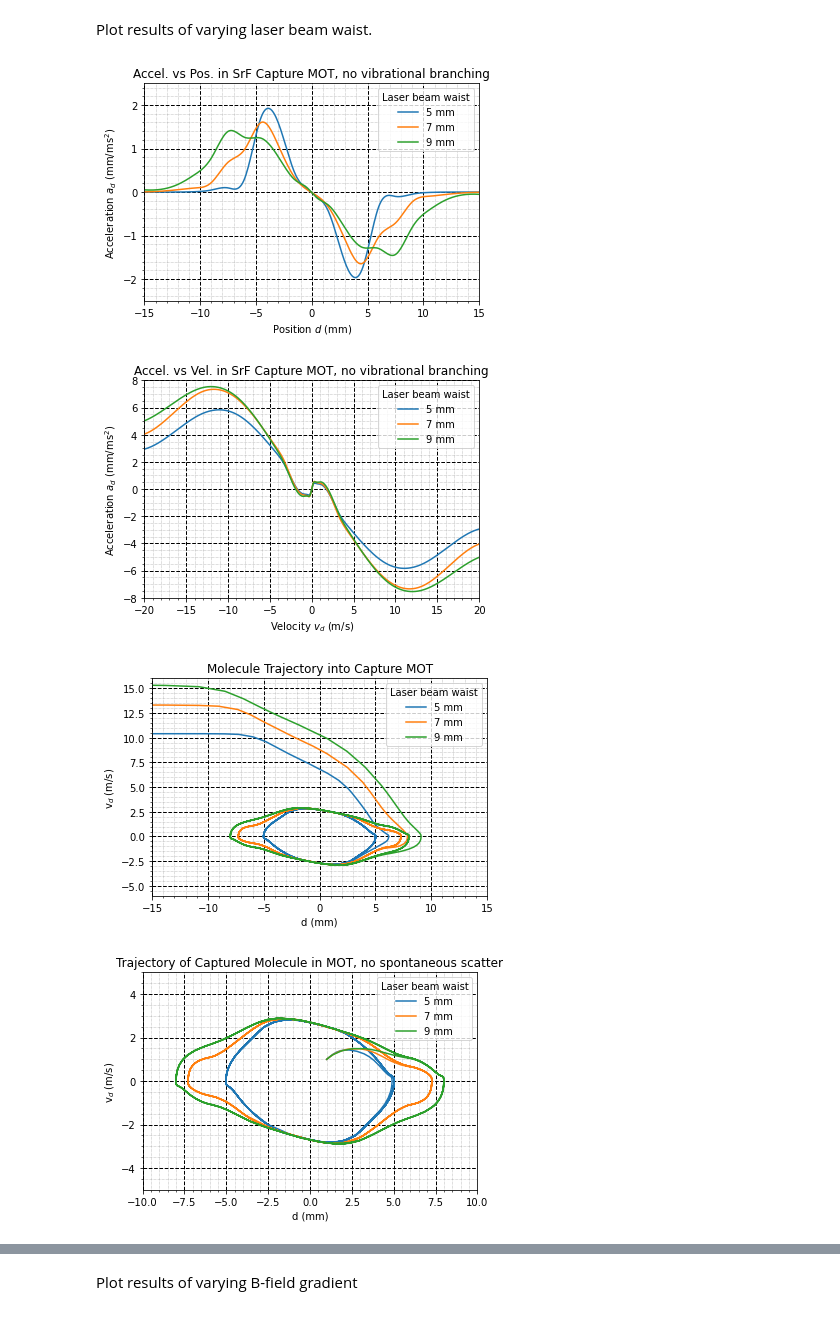
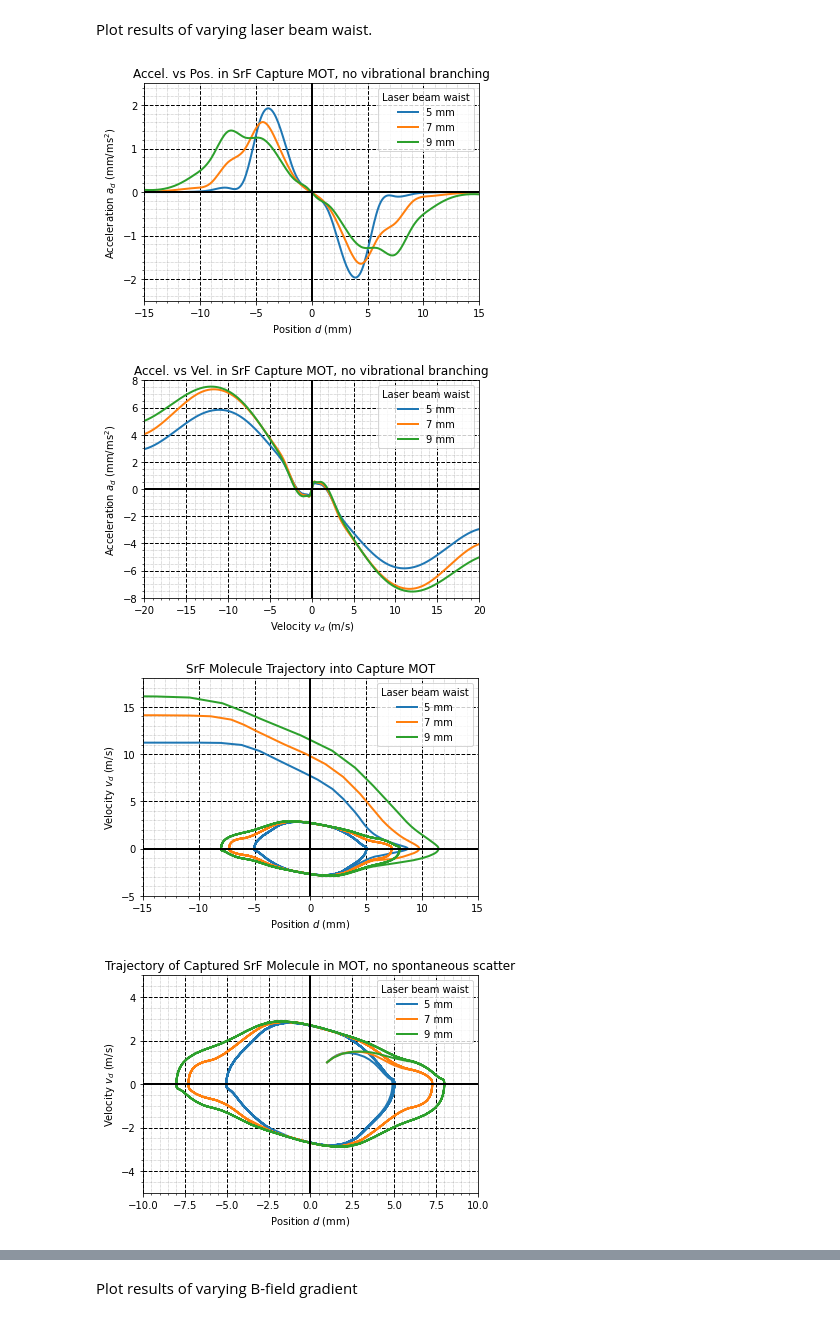
Before and after one commit to geoffrey-zheng/Molecular-MOT-Simulator, a Jupyter notebook: MoleculeMOTTrials/AnalyzeMoleculeMOTPlots.ipynb, the cells around one changed output, grey strips where cells are left out. Drawn from its saved outputs; the diff is of its cells as text; code cells hidden in the pictures.

```diff
--- a/MoleculeMOTTrials/AnalyzeMoleculeMOTPlots.ipynb
+++ b/MoleculeMOTTrials/AnalyzeMoleculeMOTPlots.ipynb
@@ -16,83 +16,125 @@ for i in range(len(timestamps)):
     df = pd.read_csv("AccelVsPos" + timestamps[i] + ".csv", header=None)
     pos = df.iloc[:, 0].to_numpy()
     accel = df.iloc[:, 1].to_numpy()
-    plt.plot(pos, accel, label=waists[i])
+    plt.plot(pos, accel, label=waists[i], linewidth=2.0)
 
 plt.xlabel('Position $d$ (mm)')
 plt.ylabel('Acceleration $a_d$ (mm/ms$^2$)')
 plt.xlim(-15.0, 15.0)
 plt.ylim(-2.5, 2.5)
+
+ax = plt.gca()  # Get the current Axes instance
+# Add additional spines in the middle
+ax.spines['middle_x'] = plt.Line2D((0.5, 0.5), (0, 1), transform=ax.transAxes, color='black', linewidth=2)
+ax.spines['middle_y'] = plt.Line2D((0, 1), (0.5, 0.5), transform=ax.transAxes, color='black', linewidth=2)
+
+# Add the new spines to the axes
+ax.add_line(ax.spines['middle_x'])
+ax.add_line(ax.spines['middle_y'])
+
 plt.grid(linestyle = '--', which = 'major', linewidth = 1, color='black')
 plt.grid(linestyle = ':', which = 'minor', linewidth = 0.5, color = 'gray')
 plt.minorticks_on()
-#plt.savefig('./VaryBeamWaist/AccelVsPos.png')
 plt.title('Accel. vs Pos. in SrF Capture MOT, no vibrational branching')
 plt.legend(title='Laser beam waist')
+#plt.savefig('./VaryBeamWaist/AccelVsPos.png')
 plt.show()
+
 
 #acceleration vs velocity
 for i in range(len(timestamps)):
     df = pd.read_csv("AccelVsVel" + timestamps[i] + ".csv", header=None)
     vel = df.iloc[:, 0].to_numpy()
     accel = df.iloc[:, 1].to_numpy()
-    plt.plot(vel, accel, label=waists[i])
+    plt.plot(vel, accel, label=waists[i], linewidth=2.0)
 
 plt.xlabel('Velocity $v_d$ (m/s)')
 plt.ylabel('Acceleration $a_d$ (mm/ms$^2$)')
 plt.xlim(-20.0, 20.0)
 plt.ylim(-8.0, 8.0)
+
+ax = plt.gca()  # Get the current Axes instance
+# Add additional spines in the middle
+ax.spines['middle_x'] = plt.Line2D((0.5, 0.5), (0, 1), transform=ax.transAxes, color='black', linewidth=2)
+ax.spines['middle_y'] = plt.Line2D((0, 1), (0.5, 0.5), transform=ax.transAxes, color='black', linewidth=2)
+
+# Add the new spines to the axes
+ax.add_line(ax.spines['middle_x'])
+ax.add_line(ax.spines['middle_y'])
+
 plt.title('Accel. vs Vel. in SrF Capture MOT, no vibrational branching')
 plt.grid(linestyle = '--', which = 'major', linewidth = 1, color='black')
 plt.grid(linestyle = ':', which = 'minor', linewidth = 0.5, color = 'gray')
 plt.minorticks_on()
+plt.legend(title='Laser beam waist')
 #plt.savefig('./VaryBeamWaist/AccelVsVel.png')
-plt.legend(title='Laser beam waist')
 plt.show()
 
 
 #MOT capture trajectory
 for i in range(len(timestamps)):
     df = pd.read_csv("CaptureVelocityTrajectory" + timestamps[i] + ".csv", header=None)
     pos = df.iloc[:, 0].to_numpy()
     vel = df.iloc[:, 1].to_numpy()
-    plt.plot(pos, vel, label=waists[i])
+    plt.plot(pos, vel, label=waists[i], linewidth=2.0)
 
-plt.xlabel('d (mm)')
-plt.ylabel('v$_d$ (m/s)')
+plt.xlabel('Position $d$ (mm)')
+plt.ylabel('Velocity $v_d$ (m/s)')
 plt.xlim(-15, 15)
-plt.ylim(-6, 16)
-plt.title('Molecule Trajectory into Capture MOT')
+plt.ylim(-5, 18)
+
+ax = plt.gca()  # Get the current Axes instance
+# Add additional spines in the middle
+ax.spines['middle_x'] = plt.Line2D((0.5, 0.5), (0, 1), transform=ax.transAxes, color='black', linewidth=2)
+ax.spines['middle_y'] = plt.Line2D((0, 1), (5/23, 5/23), transform=ax.transAxes, color='black', linewidth=2)
+
+# Add the new spines to the axes
+ax.add_line(ax.spines['middle_x'])
+ax.add_line(ax.spines['middle_y'])
+
+plt.title('SrF Molecule Trajectory into Capture MOT')
 plt.grid(linestyle = '--', which = 'major', linewidth = 1, color='black')
 plt.grid(linestyle = ':', which = 'minor', linewidth = 0.5, color = 'gray')
 plt.minorticks_on()
+plt.legend(title='Laser beam waist')
 #plt.savefig('./VaryBeamWaist/MolTrajIntoMOT.png')
-plt.legend(title='Laser beam waist')
 plt.show()
+
 
 
 #in-MOT trajectory, no photon scatter
 for i in range(len(timestamps)):
     df = pd.read_csv("MOTTrajectoryNoScatter" + timestamps[i] + ".csv", header=None)
     pos = df.iloc[:, 0].to_numpy()
     vel = df.iloc[:, 1].to_numpy()
-    plt.plot(pos, vel, label=waists[i])
+    plt.plot(pos, vel, label=waists[i], linewidth=2.0)
 
-plt.xlabel('d (mm)')
-plt.ylabel('v$_d$ (m/s)')
+plt.xlabel('Position $d$ (mm)')
+plt.ylabel('Velocity $v_d$ (m/s)')
 plt.xlim(-10, 10)
 plt.ylim(-5, 5)
-plt.title('Trajectory of Captured Molecule in MOT, no spontaneous scatter')
+
+ax = plt.gca()  # Get the current Axes instance
+# Add additional spines in the middle
+ax.spines['middle_x'] = plt.Line2D((0.5, 0.5), (0, 1), transform=ax.transAxes, color='black', linewidth=2)
+ax.spines['middle_y'] = plt.Line2D((0, 1), (0.5, 0.5), transform=ax.transAxes, color='black', linewidth=2)
+
+# Add the new spines to the axes
+ax.add_line(ax.spines['middle_x'])
+ax.add_line(ax.spines['middle_y'])
+
+plt.title('Trajectory of Captured SrF Molecule in MOT, no spontaneous scatter')
 plt.grid(linestyle = '--', which = 'major', linewidth = 1, color='black')
 plt.grid(linestyle = ':', which = 'minor', linewidth = 0.5, color = 'gray')
 plt.minorticks_on()
+plt.legend(title='Laser beam waist')
 #plt.savefig('./VaryBeamWaist/MolTrajDuringMOT.png')
-plt.legend(title='Laser beam waist')
 plt.show()
 # %% [output]
-[figure, old version]
+[figure, new version]
-[figure, old version]
+[figure, new version]
-[figure, old version]
+[figure, new version]
-[figure, old version]
+[figure, new version]
 # %%
 #in-MOT trajectory, yes photon scatter
 for i in range(len(timestamps)):
```
Also changed, not shown: parts of 7 cells of this notebook, 35 other files.
